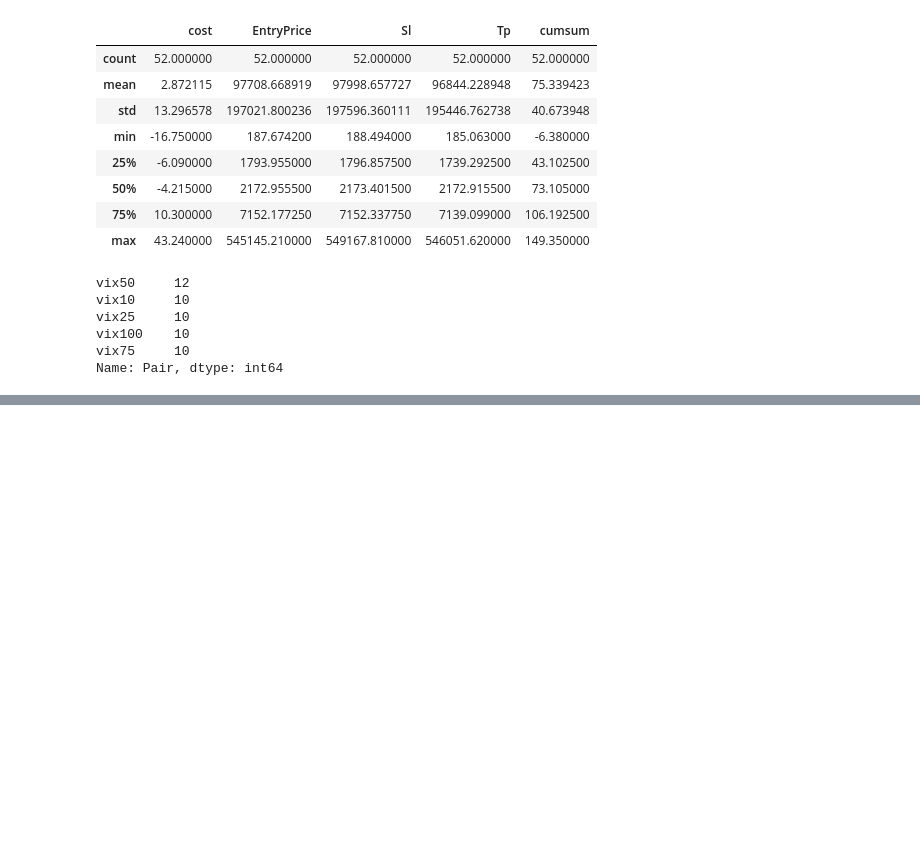
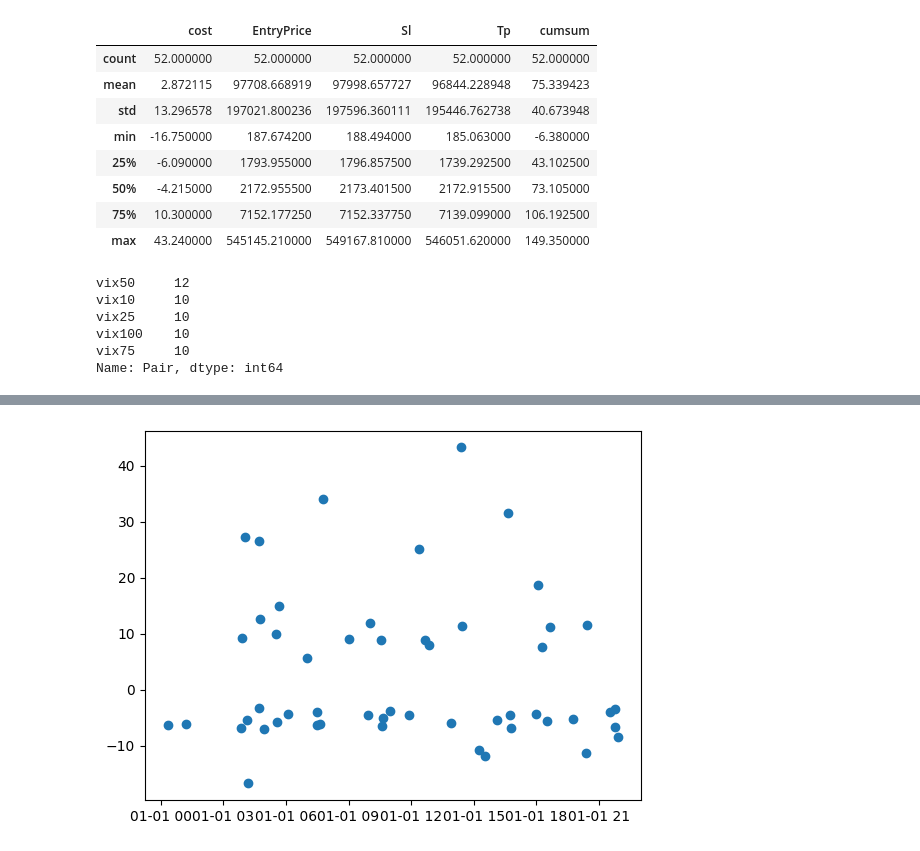
Before and after one commit to ToluPaul/forex, a Jupyter notebook: forex_pred.ipynb, the cells around one changed output, grey strips where cells are left out. Drawn from its saved outputs; the diff is of its cells as text; code cells hidden in the pictures; blank space fills up the shorter version.

```diff
--- a/forex_pred.ipynb
+++ b/forex_pred.ipynb
@@ -168,0 +169,5 @@ NameError: name 'bars' is not defined
+# %%
+plt.scatter(vix['Time'], vix['cost'])
+plt.show()
+# %% [output]
+[figure, added]
```
Also changed, not shown: parts of 1 cell of this notebook.
